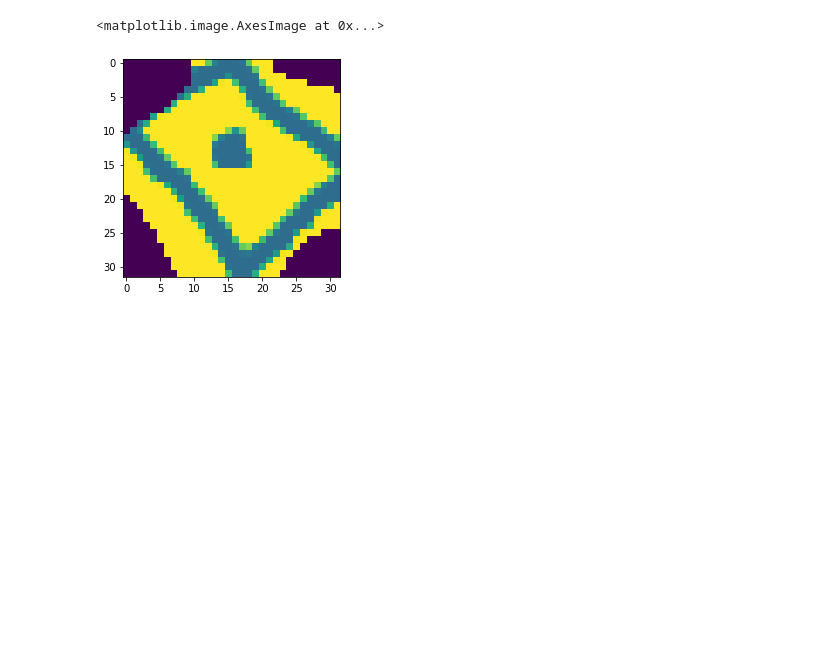
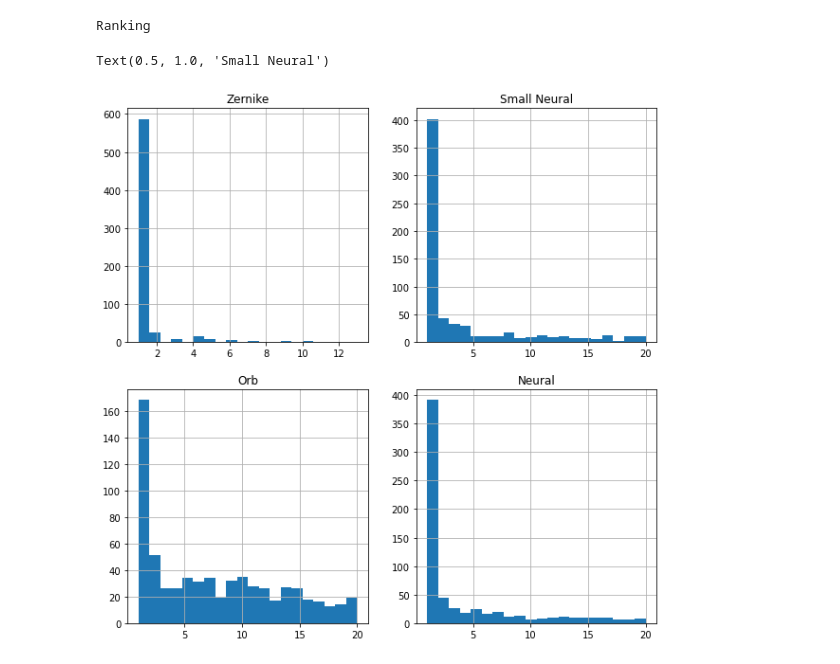
Before and after one commit to kac123/Icon-Matching-Project, a Jupyter notebook: RewriteAll.ipynb, the cells around one changed output. Cells and saved outputs as stored; diff of their text form; code cells hidden in the pictures; blank space fills up the shorter version.

```diff
--- a/RewriteAll.ipynb
+++ b/RewriteAll.ipynb
@@ -278,0 +641,7 @@ run_query(db,images[0])
+# %%
+logdir = "test2"
+# Load all the logs into a single dataframe for processing
+log_files = glob("Logs/"+logdir+"/*") # these are the logs that we're loading
+print(log_files)
+joined_logs = pd.concat([pd.read_csv(i) for i in log_files])
+print(joined_logs)
@@ -279,9 +664,23 @@ run_query(db,images[0])
 # %%
-cimg=cv2.cvtColor(cv2.imread('cornertest4.png'), cv2.COLOR_BGR2GRAY)
-plt.imshow(cimg)
+print("Ranking")
+mpref=""
+fig, axes = plt.subplots(nrows=2, ncols=2)
+joined_logs[joined_logs['method']==mpref+'Neural']['rank'].hist(bins=20, figsize=(10,10), ax=axes[0,0])
+axes[0,0].set_title('Zernike')
+joined_logs[joined_logs['method']==mpref+'Timm_cspdarknet53']['rank'].hist(bins=20, figsize=(10,10), ax=axes[1,0])
+axes[1,0].set_title('Orb')
+joined_logs[joined_logs['method']==mpref+'Zernike']['rank'].hist(bins=20, figsize=(10,10), ax=axes[1,1])
+axes[1,1].set_title('Neural')
+#joined_logs[joined_logs['method']=='euclidean_neural_method']['rank'].hist(bins=20, figsize=(10,10), ax=axes[2,1])
+#axes[2,1].set_title('Your Ad Here')
+joined_logs[joined_logs['method']==mpref+'Contour']['rank'].hist(bins=20, figsize=(10,10), ax=axes[0,1])
+axes[0,1].set_title('Small Neural')
+#joined_logs[joined_logs['method']=='trained_neural_method']['rank'].hist(bins=20, figsize=(10,10), ax=axes[3,1])
+#axes[3,1].set_title('Trained Neural')
 # %% [output]
-<matplotlib.image.AxesImage at 0x...>
+Ranking
+Text(0.5, 1.0, 'Small Neural')
-[figure, old version]
+[figure, new version]
 # %%
 logs=[]
 ms=[i() for i in all_methods]
```
Also changed, not shown: parts of 27 cells of this notebook, 3 other files.
